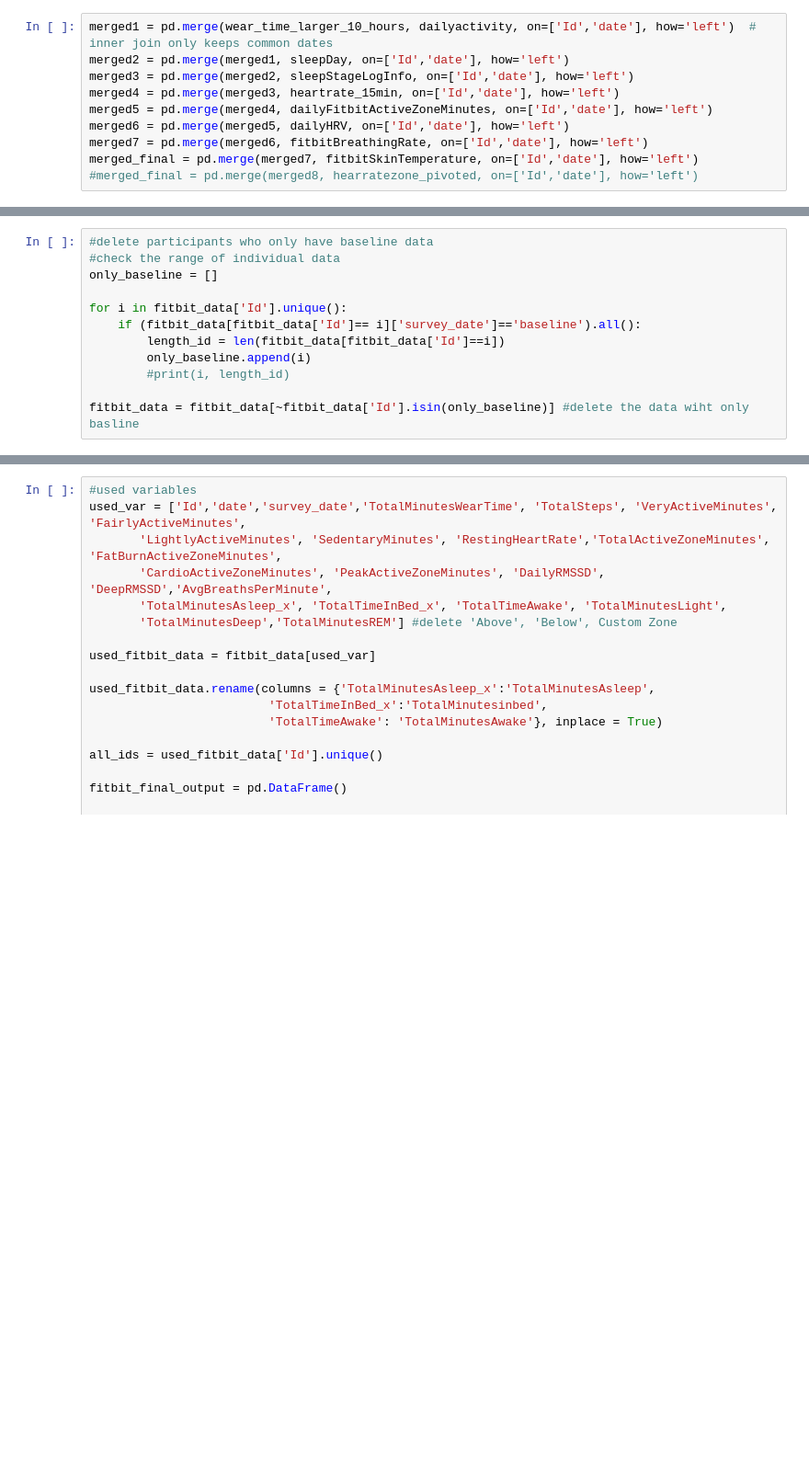
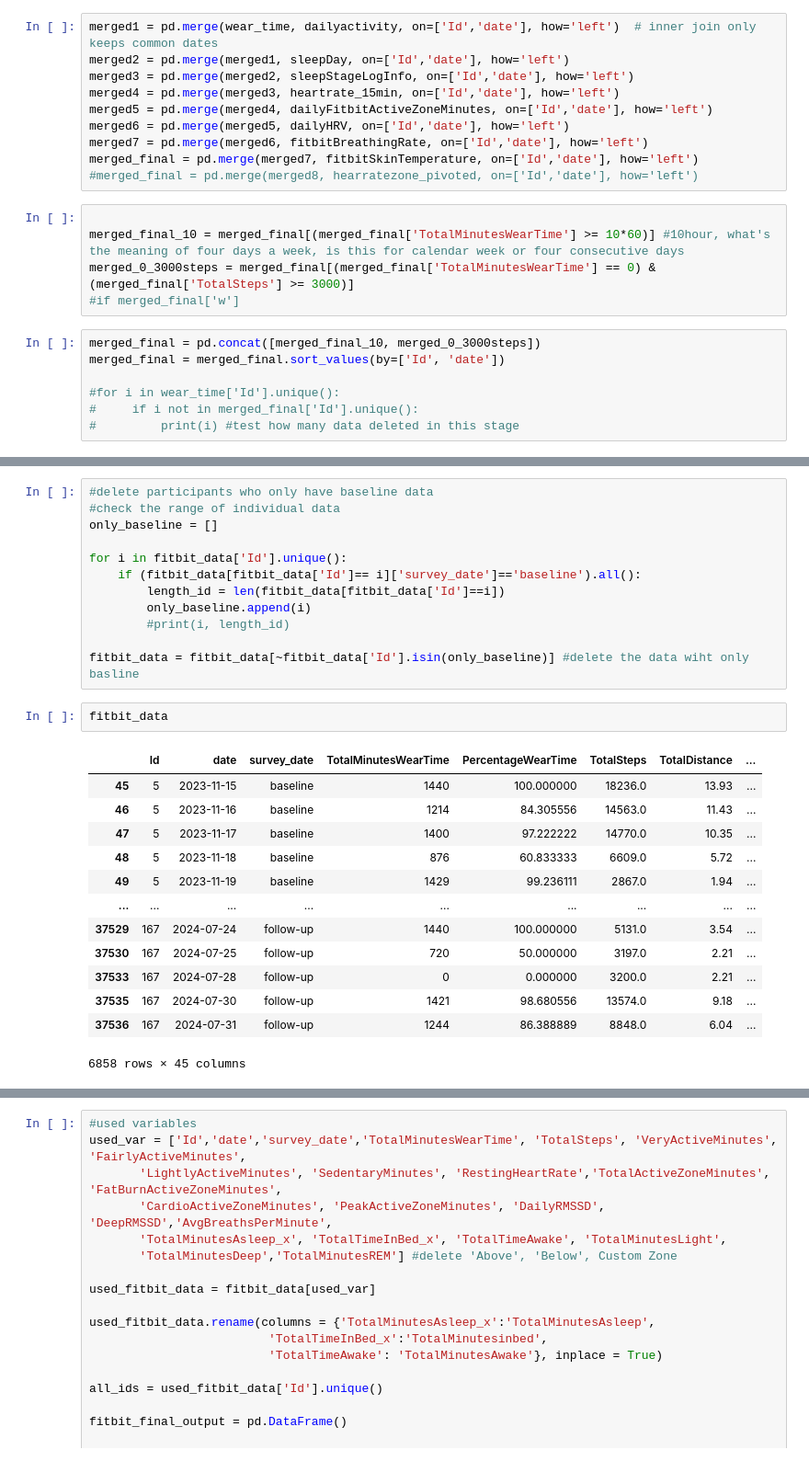
Before and after one commit to karrieFF/2024-08-Objective-identification-on-mental-health_CNN_LSTM, a Jupyter notebook: 01 Data processing.ipynb, the cells around one changed output, grey strips where cells are left out. Shown: that part at 92% size. Drawn from its saved outputs; the diff is of its cells as text; blank space fills up the shorter version.

Commit message:
data processing update

```diff
--- a/01 Data processing.ipynb
+++ b/01 Data processing.ipynb
@@ -62,7 +55,7 @@ number_10 = wear_time_larger_10_hours['Id'].unique() #99, the number of total pa
 #     if i not in number_10:
 #         print(i)
 # %%
-merged1 = pd.merge(wear_time_larger_10_hours, dailyactivity, on=['Id','date'], how='left')  # inner join only keeps common dates
+merged1 = pd.merge(wear_time, dailyactivity, on=['Id','date'], how='left')  # inner join only keeps common dates
 merged2 = pd.merge(merged1, sleepDay, on=['Id','date'], how='left')
 merged3 = pd.merge(merged2, sleepStageLogInfo, on=['Id','date'], how='left')
 merged4 = pd.merge(merged3, heartrate_15min, on=['Id','date'], how='left')
@@ -71,6 +64,18 @@ merged6 = pd.merge(merged5, dailyHRV, on=['Id','date'], how='left')
 merged7 = pd.merge(merged6, fitbitBreathingRate, on=['Id','date'], how='left')
 merged_final = pd.merge(merged7, fitbitSkinTemperature, on=['Id','date'], how='left')
 #merged_final = pd.merge(merged8, hearratezone_pivoted, on=['Id','date'], how='left')
+# %%
+
+merged_final_10 = merged_final[(merged_final['TotalMinutesWearTime'] >= 10*60)] #10hour, what's the meaning of four days a week, is this for calendar week or four consecutive days
+merged_0_3000steps = merged_final[(merged_final['TotalMinutesWearTime'] == 0) & (merged_final['TotalSteps'] >= 3000)]
+#if merged_final['w']
+# %%
+merged_final = pd.concat([merged_final_10, merged_0_3000steps])
+merged_final = merged_final.sort_values(by=['Id', 'date'])
+
+#for i in wear_time['Id'].unique():
+#     if i not in merged_final['Id'].unique():
+#         print(i) #test how many data deleted in this stage
 # %%
 #transfer Id to number only
 merged_final['Id'] = [items[-3:] for items in merged_final['Id']]
@@ -274,4 +280,20 @@ for i in fitbit_data['Id'].unique():
         #print(i, length_id)
 
 fitbit_data = fitbit_data[~fitbit_data['Id'].isin(only_baseline)] #delete the data wiht only basline
+# %%
+fitbit_data
+# %% [output]
+|  | Id | date | survey_date | TotalMinutesWearTime | PercentageWearTime | TotalSteps | TotalDistance | ... |
+| 45 | 5 | 2023-11-15 | baseline | 1440 | 100.000000 | 18236.0 | 13.93 | ... |
+| 46 | 5 | 2023-11-16 | baseline | 1214 | 84.305556 | 14563.0 | 11.43 | ... |
+| 47 | 5 | 2023-11-17 | baseline | 1400 | 97.222222 | 14770.0 | 10.35 | ... |
+| 48 | 5 | 2023-11-18 | baseline | 876 | 60.833333 | 6609.0 | 5.72 | ... |
+| 49 | 5 | 2023-11-19 | baseline | 1429 | 99.236111 | 2867.0 | 1.94 | ... |
+| ... | ... | ... | ... | ... | ... | ... | ... | ... |
+| 37529 | 167 | 2024-07-24 | follow-up | 1440 | 100.000000 | 5131.0 | 3.54 | ... |
+| 37530 | 167 | 2024-07-25 | follow-up | 720 | 50.000000 | 3197.0 | 2.21 | ... |
+| 37533 | 167 | 2024-07-28 | follow-up | 0 | 0.000000 | 3200.0 | 2.21 | ... |
+| 37535 | 167 | 2024-07-30 | follow-up | 1421 | 98.680556 | 13574.0 | 9.18 | ... |
+| 37536 | 167 | 2024-07-31 | follow-up | 1244 | 86.388889 | 8848.0 | 6.04 | ... |
+6858 rows × 45 columns
 # %%
```
Also changed, not shown: parts of 10 cells of this notebook.
